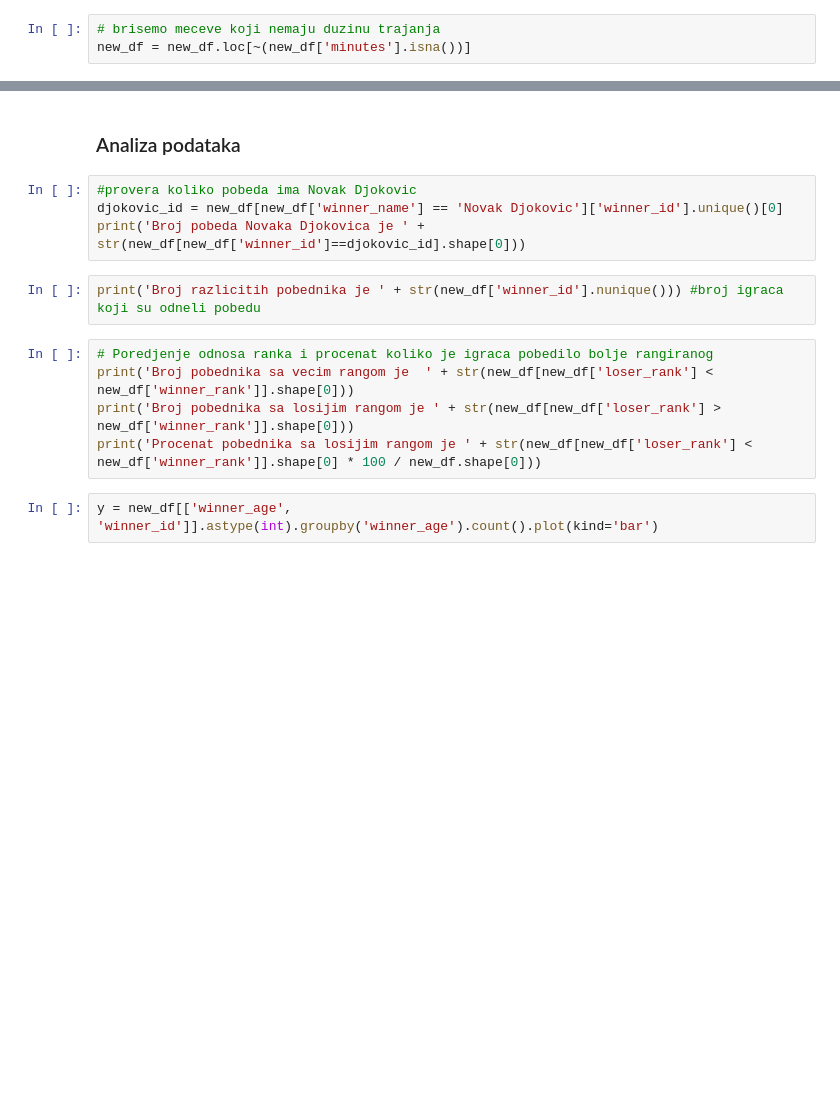
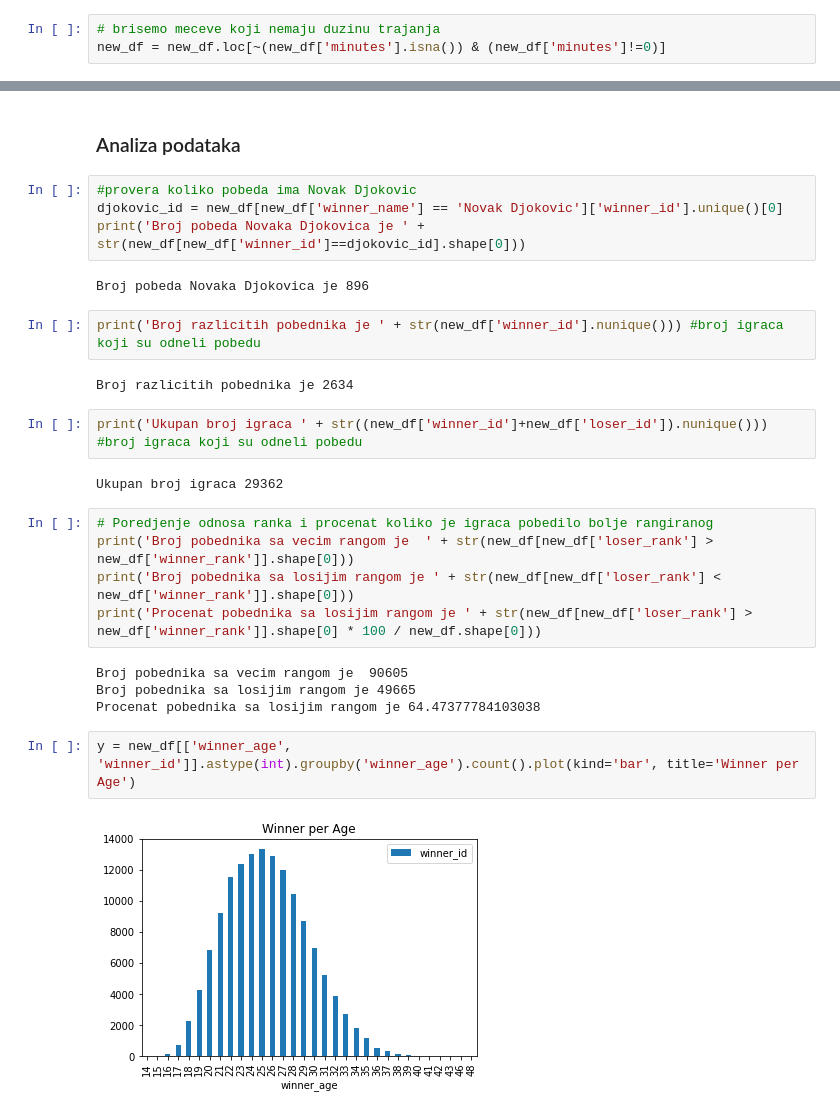
Before and after one commit to Jagoda07/ml_seminarski_rad, a Jupyter notebook: 01_data.ipynb, the cells around one changed output, grey strips where cells are left out. Saved outputs shown, nothing was run; the diff lists cells and outputs as text; blank space fills up the shorter version.

```diff
--- a/01_data.ipynb
+++ b/01_data.ipynb
@@ -82,5 +138,5 @@ new_df['round'].unique()
 # %%
 # brisemo meceve koji nemaju duzinu trajanja
-new_df = new_df.loc[~(new_df['minutes'].isna())]
+new_df = new_df.loc[~(new_df['minutes'].isna()) & (new_df['minutes']!=0)]
 # %%
 new_df.isna().sum()
@@ -97,12 +189,26 @@ new_df.to_csv('new_data/tenis.csv', index=False)
 #provera koliko pobeda ima Novak Djokovic
 djokovic_id = new_df[new_df['winner_name'] == 'Novak Djokovic']['winner_id'].unique()[0]
 print('Broj pobeda Novaka Djokovica je ' + str(new_df[new_df['winner_id']==djokovic_id].shape[0]))
+# %% [output]
+Broj pobeda Novaka Djokovica je 896
 # %%
 print('Broj razlicitih pobednika je ' + str(new_df['winner_id'].nunique())) #broj igraca koji su odneli pobedu
+# %% [output]
+Broj razlicitih pobednika je 2634
+# %%
+print('Ukupan broj igraca ' + str((new_df['winner_id']+new_df['loser_id']).nunique())) #broj igraca koji su odneli pobedu
+# %% [output]
+Ukupan broj igraca 29362
 # %%
 # Poredjenje odnosa ranka i procenat koliko je igraca pobedilo bolje rangiranog
-print('Broj pobednika sa vecim rangom je  ' + str(new_df[new_df['loser_rank'] < new_df['winner_rank']].shape[0]))
-print('Broj pobednika sa losijim rangom je ' + str(new_df[new_df['loser_rank'] > new_df['winner_rank']].shape[0]))
-print('Procenat pobednika sa losijim rangom je ' + str(new_df[new_df['loser_rank'] < new_df['winner_rank']].shape[0] * 100 / new_df.shape[0]))
+print('Broj pobednika sa vecim rangom je  ' + str(new_df[new_df['loser_rank'] > new_df['winner_rank']].shape[0]))
+print('Broj pobednika sa losijim rangom je ' + str(new_df[new_df['loser_rank'] < new_df['winner_rank']].shape[0]))
+print('Procenat pobednika sa losijim rangom je ' + str(new_df[new_df['loser_rank'] > new_df['winner_rank']].shape[0] * 100 / new_df.shape[0]))
+# %% [output]
+Broj pobednika sa vecim rangom je  90605
+Broj pobednika sa losijim rangom je 49665
+Procenat pobednika sa losijim rangom je 64.47377784103038
 # %%
-y = new_df[['winner_age', 'winner_id']].astype(int).groupby('winner_age').count().plot(kind='bar')
+y = new_df[['winner_age', 'winner_id']].astype(int).groupby('winner_age').count().plot(kind='bar', title='Winner per Age')
+# %% [output]
+[figure, added]
```
Also changed, not shown: parts of 23 cells of this notebook, 1 other file.
